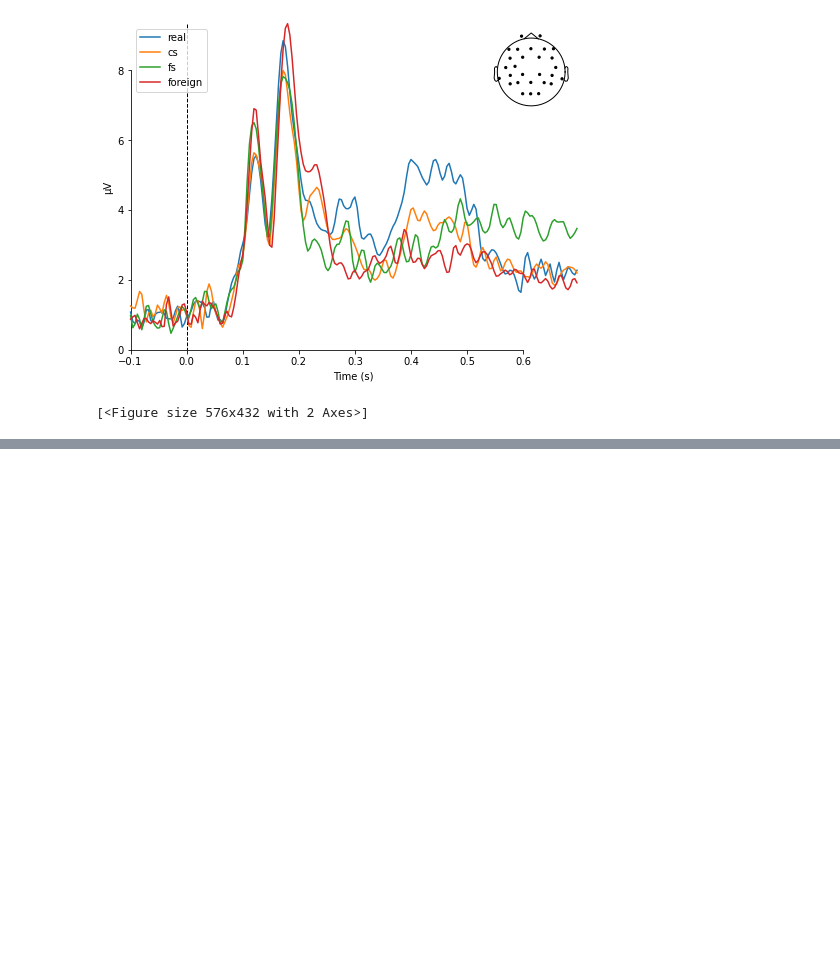
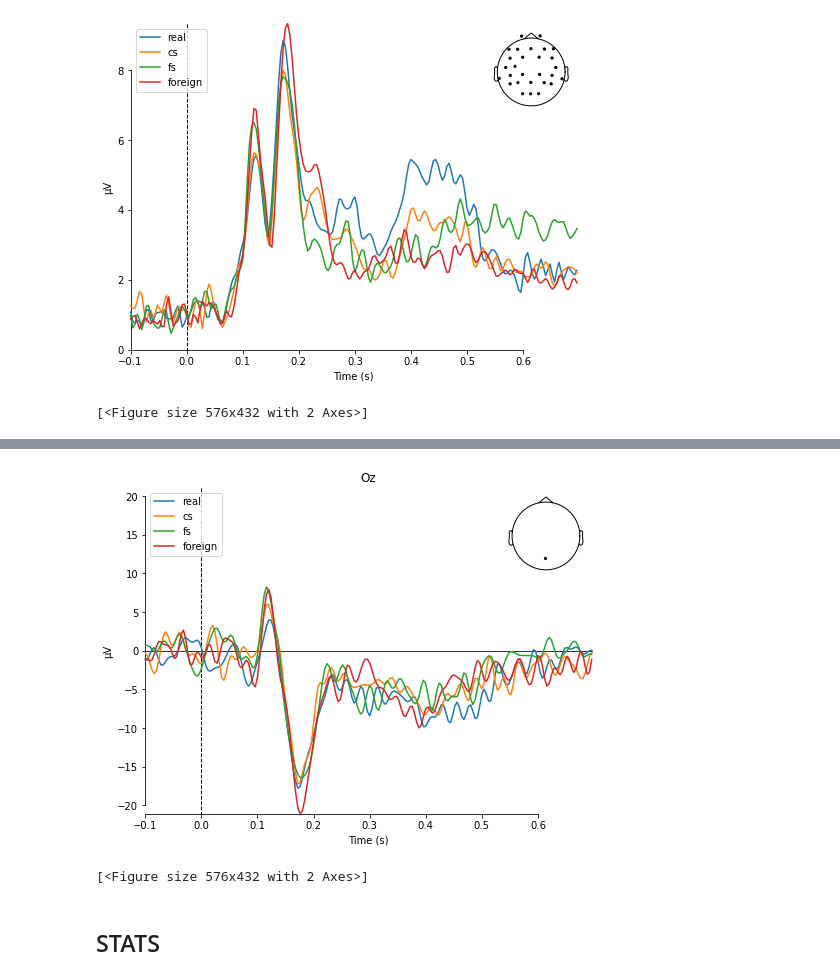
Before and after one commit to MinaAlmasi/neuroMDMA, a Jupyter notebook: EEG_OWN_PREPROCESSING.ipynb, the cells around one changed output, grey strips where cells are left out. Drawn from its saved outputs; the diff is of its cells as text; code cells hidden in the pictures; blank space fills up the shorter version.

Commit message:
Finished preprocessing & started stats

```diff
--- a/EEG_OWN_PREPROCESSING.ipynb
+++ b/EEG_OWN_PREPROCESSING.ipynb
@@ -368,0 +380,7 @@ combining channels using "gfp"
+# %%
+mne.viz.plot_compare_evokeds(evokeds, picks='Oz')
+# %% [output]
+[figure, added]
+[<Figure size 576x432 with 2 Axes>]
+# %% [markdown]
+## STATS
```
Also changed, not shown: parts of 13 cells of this notebook.
